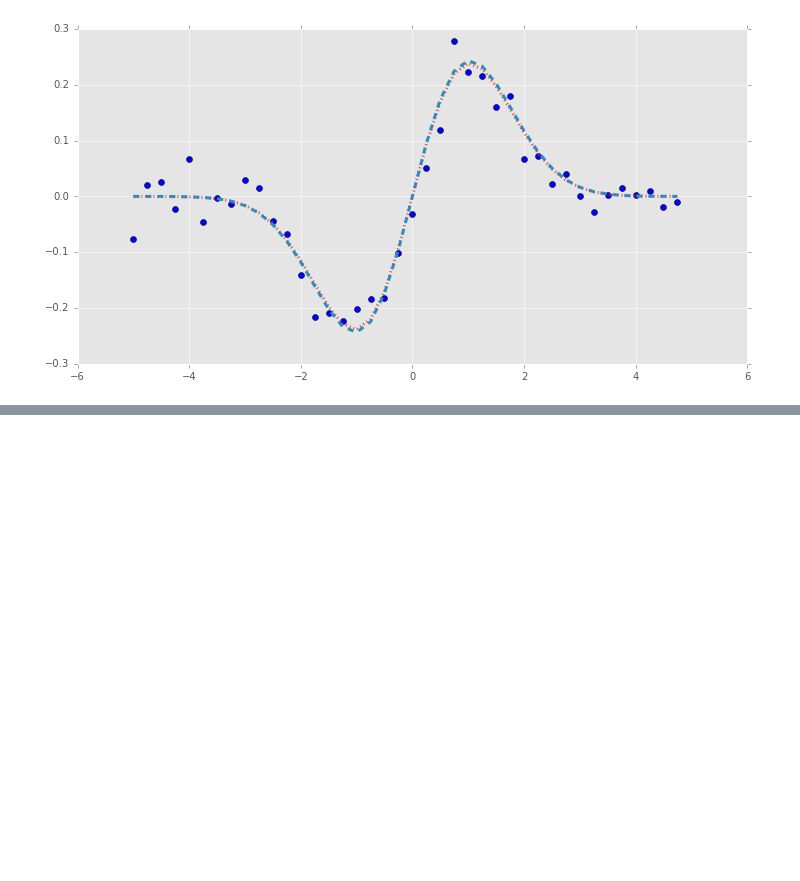
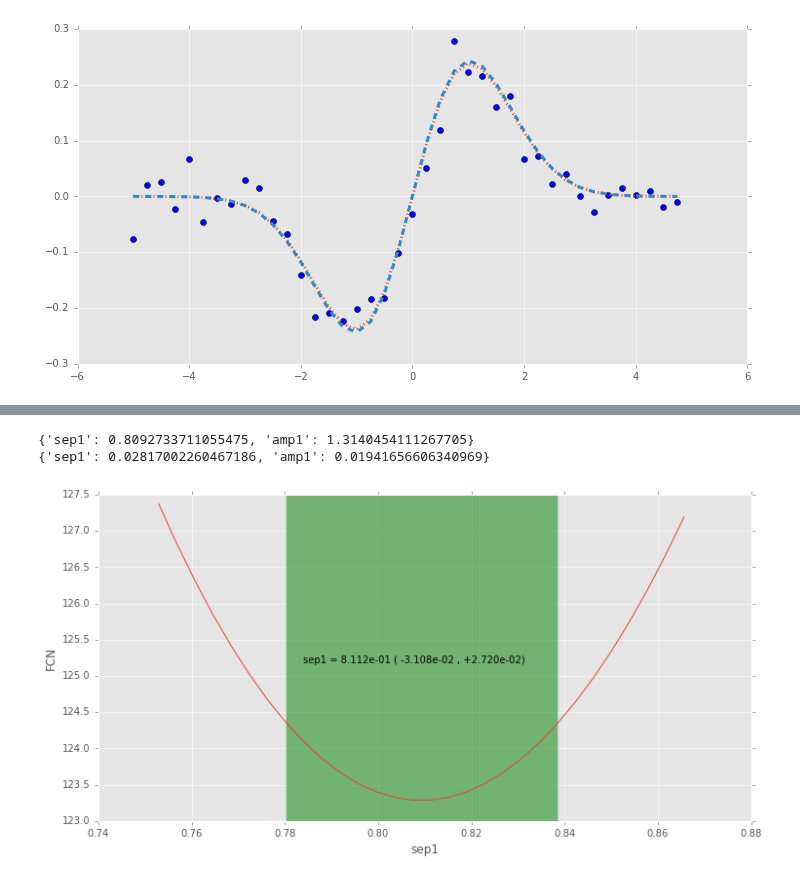
Before and after one commit to djreiss/lsst-dipole, a Jupyter notebook: notebooks/test_notebooks/test iminuit.ipynb, the cells around one changed output, grey strips where cells are left out. Saved outputs shown, nothing was run; the diff lists cells and outputs as text; code cells hidden in the pictures; blank space fills up the shorter version.

Commit message:
fit 3 image planes - iminuit is 250x faster

```diff
--- a/notebooks/test_notebooks/test iminuit.ipynb
+++ b/notebooks/test_notebooks/test iminuit.ipynb
@@ -319,20 +320,31 @@ plt.show()
  amp1:  -0.06008  -0.03930  -0.01957   1.31404  +0.01958  +0.03935  +0.06019
 [figure]
 # %%
-## Try it with iminuit
+## Try it with iminuit/probfit.
+## probfit requires x (and hence y) to be a 1-d array, so we will have to play around with it
+##   to get it to work.
+## Here we encode xdata = [x, x+100, x+200] for the diffim, pos, and neg images respectively
 def gen_dipole3(x, amp1=1., sep1=1.):
-    print type(x)
-    ypos = amp1 * norm.pdf(x,  sep1/2., 1)
-    yneg = amp1 * norm.pdf(x, -sep1/2., 1)
-    y = ypos - yneg
-    return np.append(y, [ypos, yneg])
+    xx = x
+    if x >= 190:
+        xx -= 200
+    elif x >= 90:
+        xx -= 100
+    ypos = amp1 * norm.pdf(xx,  sep1/2., 1)
+    yneg = amp1 * norm.pdf(xx, -sep1/2., 1)
+    yout = ypos - yneg
+    if x >= 190:
+        yout = yneg
+    elif x >= 90:
+        yout = ypos
+    return yout
 
 print iminuit.describe(gen_dipole3)
-print xdata
-print len(xdata), len(ydata)
+xdata2 = np.append(xdata, [xdata+100, xdata+200])
+ydata2 = ydataOrigNoisy.copy()
 
-err = np.ones(len(xdata)) * 0.03
-chi2 = probfit.Chi2Regression(gen_dipole3, xdata, ydata, err)
+err = np.ones_like(xdata2) * 0.03
+chi2 = probfit.Chi2Regression(gen_dipole3, xdata2, ydata2, err)
 print iminuit.describe(chi2)
 
 minuit = iminuit.Minuit(chi2, amp1=1.5, sep1=1.5, limit_amp1=(0.01,100.) )
@@ -350,5 +366,12 @@ TypeError: only length-1 arrays can be converted to Python scalars
 # %%
 print(minuit.values)
 print(minuit.errors)
 
-_ = chi2.draw(minuit);
+#_ = chi2.draw(minuit);
+# Looking at a likelihood profile is a good method
+# to check that the reported errors make sense
+_ = minuit.draw_mnprofile('sep1');
+# %% [output]
+{'sep1': 0.8092733711055475, 'amp1': 1.3140454111267705}
+{'sep1': 0.02817002260467186, 'amp1': 0.01941656606340969}
+[figure, added]
```
Also changed, not shown: parts of 8 cells of this notebook.
